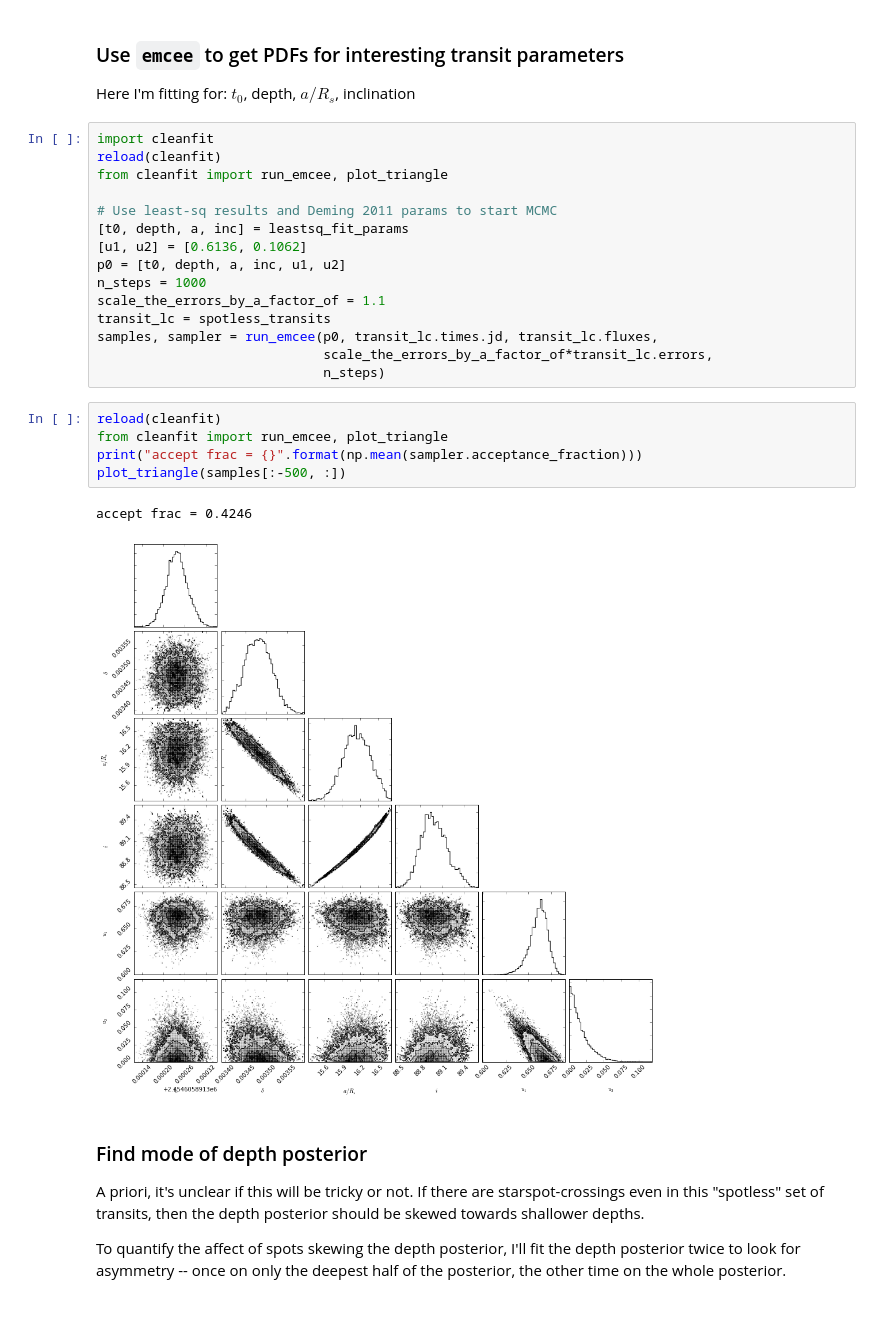
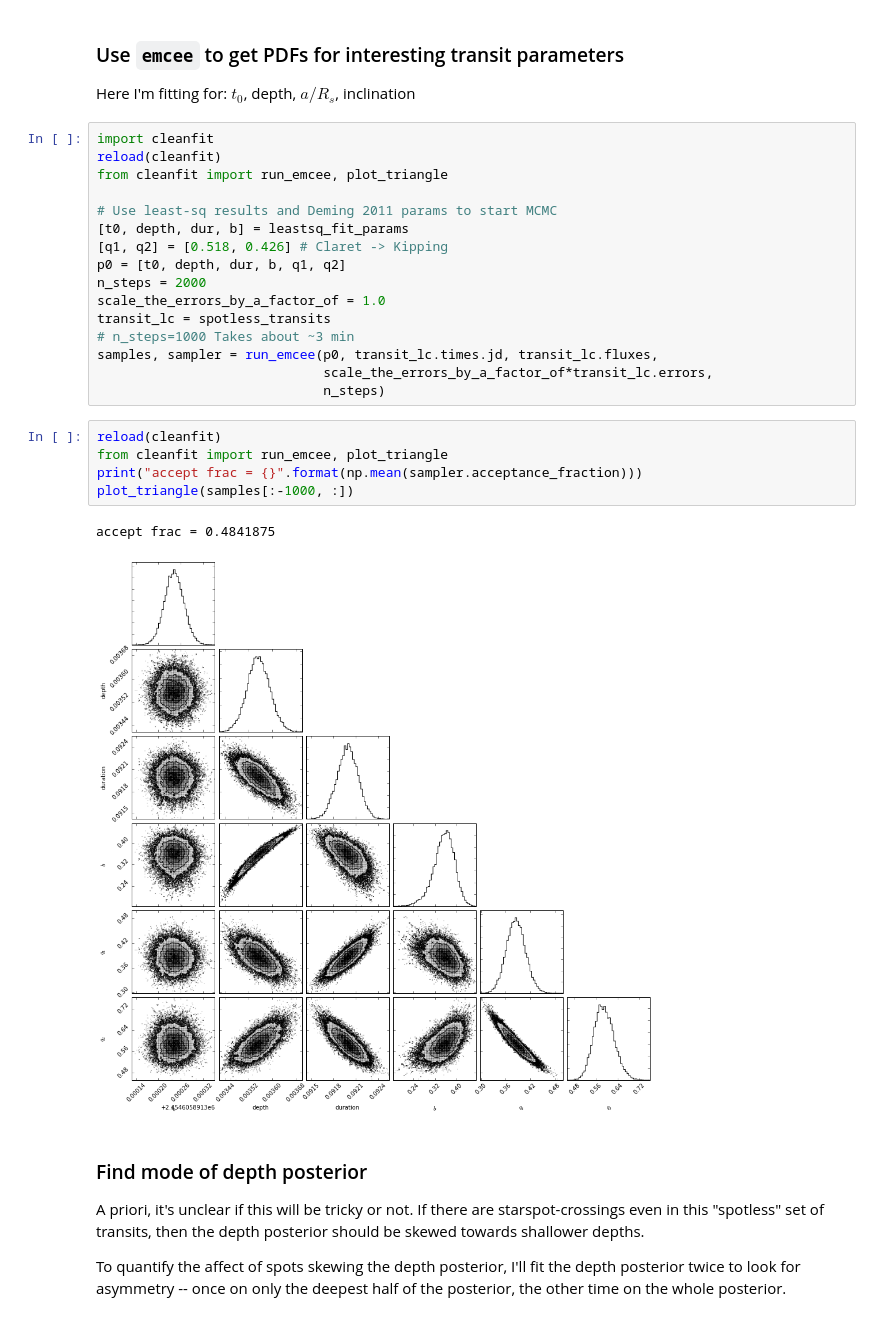
Before and after one commit to bmorris3/hat-11, a Jupyter notebook: data/clean_lightcurves.ipynb, the cells around one changed output. Cells and saved outputs as stored; diff of their text form.

Commit message:
Reparameterizing light curve, new posteriors

```diff
--- a/data/clean_lightcurves.ipynb
+++ b/data/clean_lightcurves.ipynb
@@ -147,23 +148,24 @@ reload(cleanfit)
 from cleanfit import run_emcee, plot_triangle
 
 # Use least-sq results and Deming 2011 params to start MCMC
-[t0, depth, a, inc] = leastsq_fit_params
-[u1, u2] = [0.6136, 0.1062]
-p0 = [t0, depth, a, inc, u1, u2]
-n_steps = 1000
-scale_the_errors_by_a_factor_of = 1.1
+[t0, depth, dur, b] = leastsq_fit_params
+[q1, q2] = [0.518, 0.426] # Claret -> Kipping
+p0 = [t0, depth, dur, b, q1, q2]
+n_steps = 2000
+scale_the_errors_by_a_factor_of = 1.0
 transit_lc = spotless_transits
+# n_steps=1000 Takes about ~3 min
 samples, sampler = run_emcee(p0, transit_lc.times.jd, transit_lc.fluxes,
                              scale_the_errors_by_a_factor_of*transit_lc.errors,
                              n_steps)
 # %%
 reload(cleanfit)
 from cleanfit import run_emcee, plot_triangle
 print("accept frac = {}".format(np.mean(sampler.acceptance_fraction)))
-plot_triangle(samples[:-500, :])
+plot_triangle(samples[:-1000, :])
 # %% [output]
-accept frac = 0.4246
+accept frac = 0.4841875
-[figure, old version]
+[figure, new version]
 # %% [markdown]
 ### Find mode of depth posterior
 
```
Also changed, not shown: parts of 3 cells of this notebook, 2 other files.
